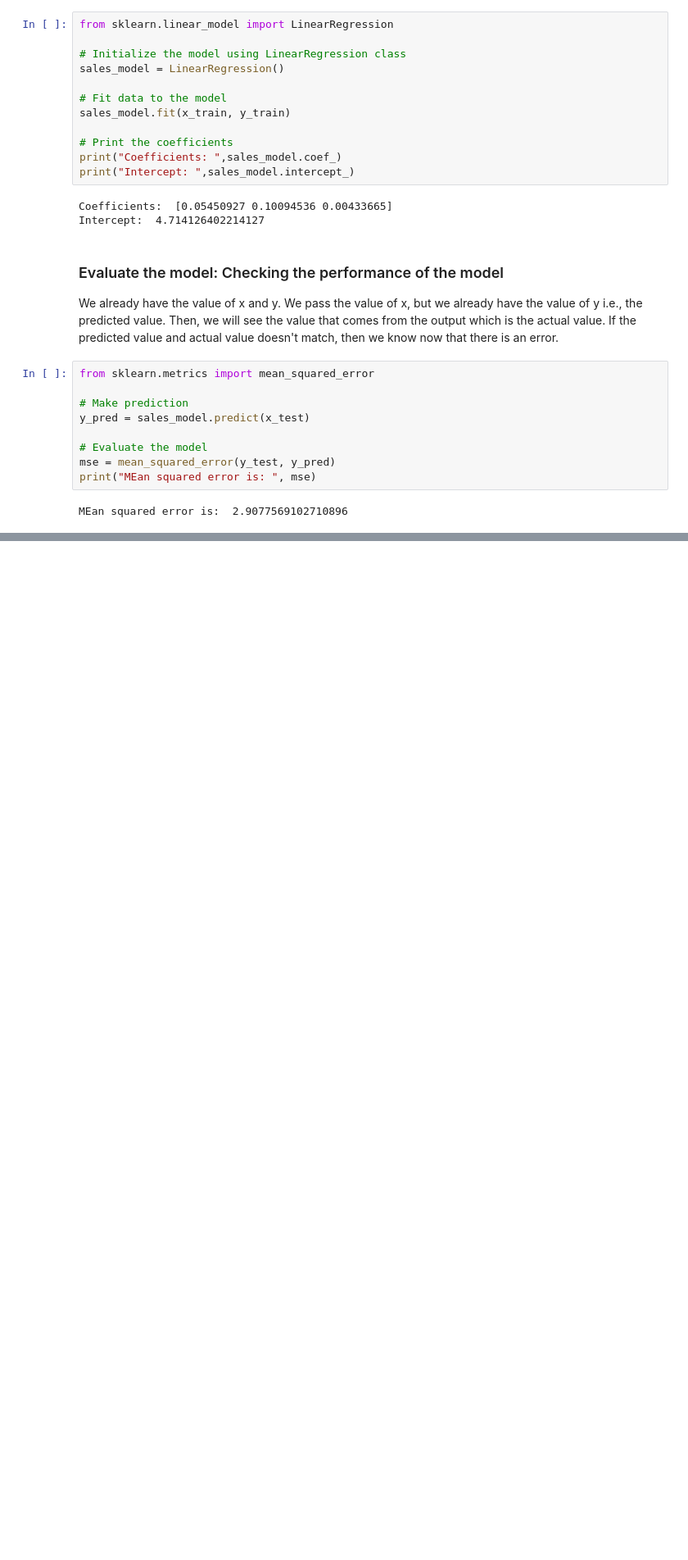
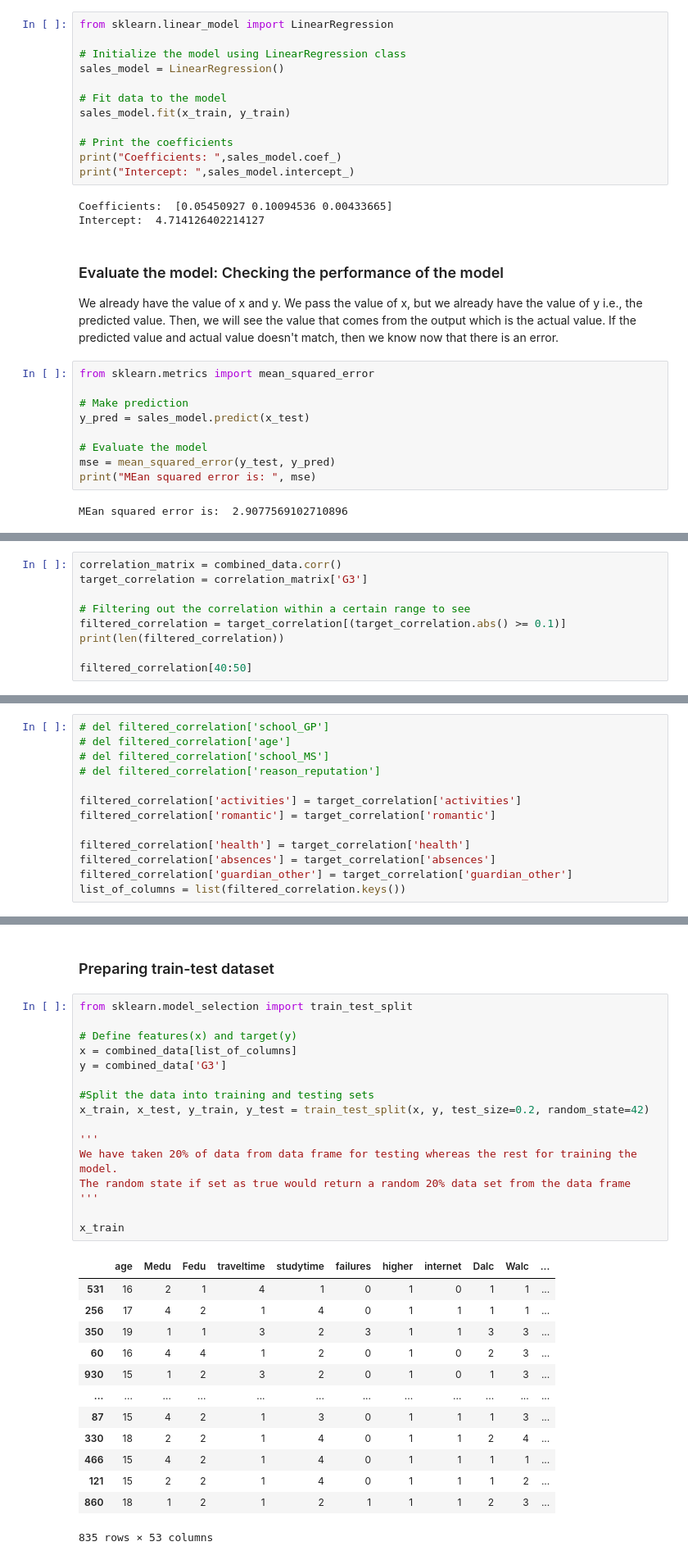
Before and after one commit to UjjwalKarkeyy/Python_Programming, a Jupyter notebook: Week-5_python.ipynb, the cells around one changed output, grey strips where cells are left out. Shown: that part at 82% size. Drawn from its saved outputs; the diff is of its cells as text; blank space fills up the shorter version.

```diff
--- a/Week-5_python.ipynb
+++ b/Week-5_python.ipynb
@@ -664,0 +777,9 @@ MEan squared error is:  2.9077569102710896
+# %%
+correlation_matrix = combined_data.corr()
+target_correlation = correlation_matrix['G3']
+
+# Filtering out the correlation within a certain range to see
+filtered_correlation = target_correlation[(target_correlation.abs() >= 0.1)]
+print(len(filtered_correlation))
+
+filtered_correlation[40:50]
@@ -664,0 +799,13 @@ MEan squared error is:  2.9077569102710896
+# %%
+# del filtered_correlation['school_GP']
+# del filtered_correlation['age']
+# del filtered_correlation['school_MS']
+# del filtered_correlation['reason_reputation']
+
+filtered_correlation['activities'] = target_correlation['activities']
+filtered_correlation['romantic'] = target_correlation['romantic']
+
+filtered_correlation['health'] = target_correlation['health']
+filtered_correlation['absences'] = target_correlation['absences']
+filtered_correlation['guardian_other'] = target_correlation['guardian_other']
+list_of_columns = list(filtered_correlation.keys())
@@ -664,0 +817,32 @@ MEan squared error is:  2.9077569102710896
+# %% [markdown]
+### Preparing train-test dataset
+# %%
+from sklearn.model_selection import train_test_split
+
+# Define features(x) and target(y)
+x = combined_data[list_of_columns]
+y = combined_data['G3']
+
+#Split the data into training and testing sets
+x_train, x_test, y_train, y_test = train_test_split(x, y, test_size=0.2, random_state=42)
+
+'''
+We have taken 20% of data from data frame for testing whereas the rest for training the model.
+The random state if set as true would return a random 20% data set from the data frame
+'''
+
+x_train
+# %% [output]
+|  | age | Medu | Fedu | traveltime | studytime | failures | higher | internet | Dalc | Walc | ... |
+| 531 | 16 | 2 | 1 | 4 | 1 | 0 | 1 | 0 | 1 | 1 | ... |
+| 256 | 17 | 4 | 2 | 1 | 4 | 0 | 1 | 1 | 1 | 1 | ... |
+| 350 | 19 | 1 | 1 | 3 | 2 | 3 | 1 | 1 | 3 | 3 | ... |
+| 60 | 16 | 4 | 4 | 1 | 2 | 0 | 1 | 0 | 2 | 3 | ... |
+| 930 | 15 | 1 | 2 | 3 | 2 | 0 | 1 | 0 | 1 | 3 | ... |
+| ... | ... | ... | ... | ... | ... | ... | ... | ... | ... | ... | ... |
+| 87 | 15 | 4 | 2 | 1 | 3 | 0 | 1 | 1 | 1 | 3 | ... |
+| 330 | 18 | 2 | 2 | 1 | 4 | 0 | 1 | 1 | 2 | 4 | ... |
+| 466 | 15 | 4 | 2 | 1 | 4 | 0 | 1 | 1 | 1 | 1 | ... |
+| 121 | 15 | 2 | 2 | 1 | 4 | 0 | 1 | 1 | 1 | 2 | ... |
+| 860 | 18 | 1 | 2 | 1 | 2 | 1 | 1 | 1 | 2 | 3 | ... |
+835 rows × 53 columns
```
Also changed, not shown: parts of 20 cells of this notebook, 15 other files.
